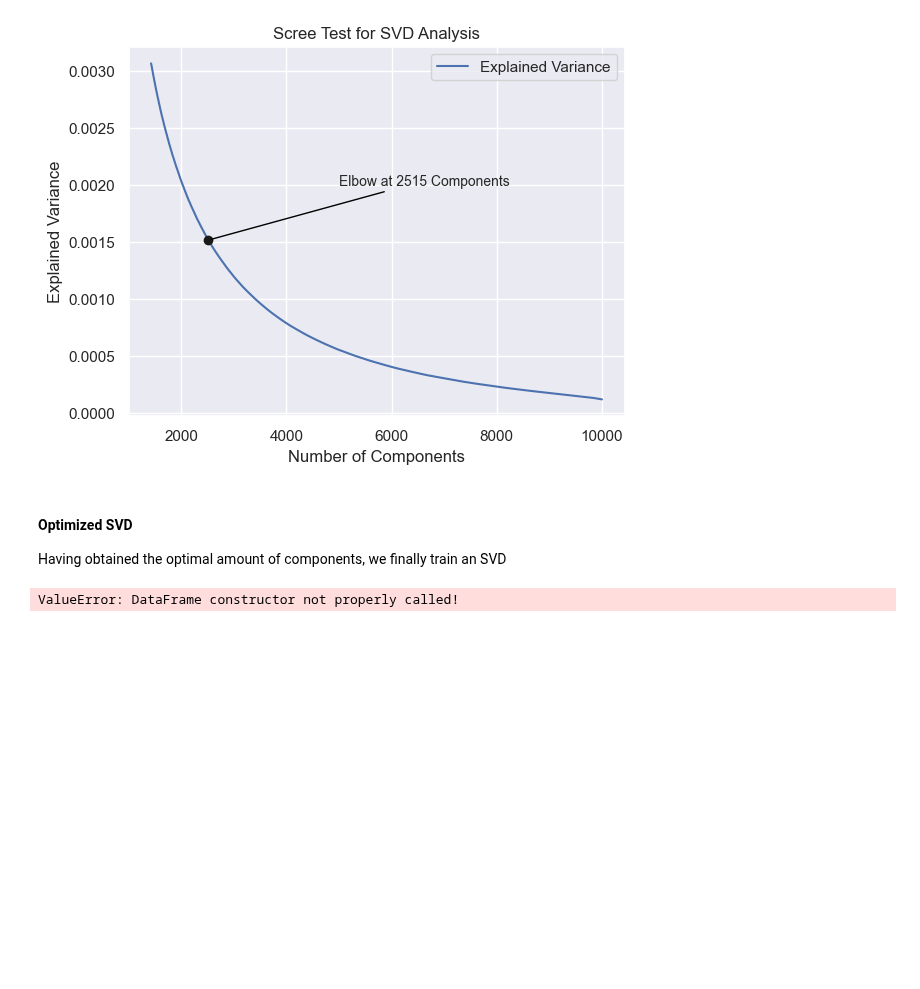
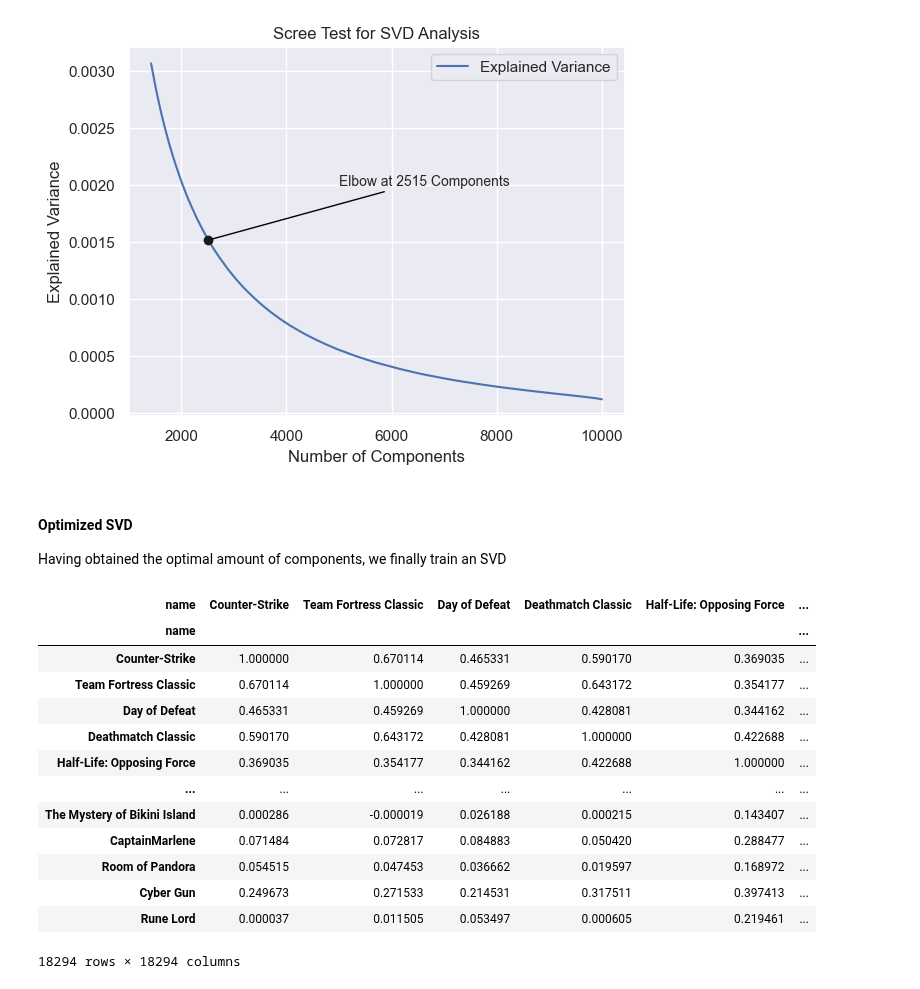
Before and after one commit to JohannesRahn/MachineLearningGroupProject, a Jupyter notebook: b_recommender_system.ipynb, the cells around one changed output. Cells and saved outputs as stored; diff of their text form; code cells hidden in the pictures; blank space fills up the shorter version.

Commit message:
Finished Similarity Matrix

```diff
--- a/b_recommender_system.ipynb
+++ b/b_recommender_system.ipynb
@@ -253,9 +253,30 @@ svd_opt = TruncatedSVD(n_components=2515, random_state = 70)
 lat_matrix = svd_opt.fit_transform(vector_df)
 # %%
 # Turn Into DataFrame
-svd_df = pd.DataFrame(lat_matrix)
+lat_df = pd.DataFrame(lat_matrix)
 
 # Add Movie Labels
-lat_matr = pd.concat([rs_df.iloc[: , :2], svd_df], axis = 1)
+titles_df = pd.concat([pd.Series(vector_df.index), lat_df], axis = 1)
+
+# Cosine Similarity
+cos_similarity = cosine_similarity(titles_df.iloc[:, 1:])
+
+content_similarity_df = pd.DataFrame(cos_similarity, index = titles_df["name"],
+             columns = titles_df["name"])
-# %% [output]
-ValueError: DataFrame constructor not properly called!
+# %%
+content_similarity_df
+# %% [output]
+| name | Counter-Strike | Team Fortress Classic | Day of Defeat | Deathmatch Classic | Half-Life: Opposing Force | ... |
+| name |  |  |  |  |  | ... |
+| Counter-Strike | 1.000000 | 0.670114 | 0.465331 | 0.590170 | 0.369035 | ... |
+| Team Fortress Classic | 0.670114 | 1.000000 | 0.459269 | 0.643172 | 0.354177 | ... |
+| Day of Defeat | 0.465331 | 0.459269 | 1.000000 | 0.428081 | 0.344162 | ... |
+| Deathmatch Classic | 0.590170 | 0.643172 | 0.428081 | 1.000000 | 0.422688 | ... |
+| Half-Life: Opposing Force | 0.369035 | 0.354177 | 0.344162 | 0.422688 | 1.000000 | ... |
+| ... | ... | ... | ... | ... | ... | ... |
+| The Mystery of Bikini Island | 0.000286 | -0.000019 | 0.026188 | 0.000215 | 0.143407 | ... |
+| CaptainMarlene | 0.071484 | 0.072817 | 0.084883 | 0.050420 | 0.288477 | ... |
+| Room of Pandora | 0.054515 | 0.047453 | 0.036662 | 0.019597 | 0.168972 | ... |
+| Cyber Gun | 0.249673 | 0.271533 | 0.214531 | 0.317511 | 0.397413 | ... |
+| Rune Lord | 0.000037 | 0.011505 | 0.053497 | 0.000605 | 0.219461 | ... |
+18294 rows × 18294 columns
```
